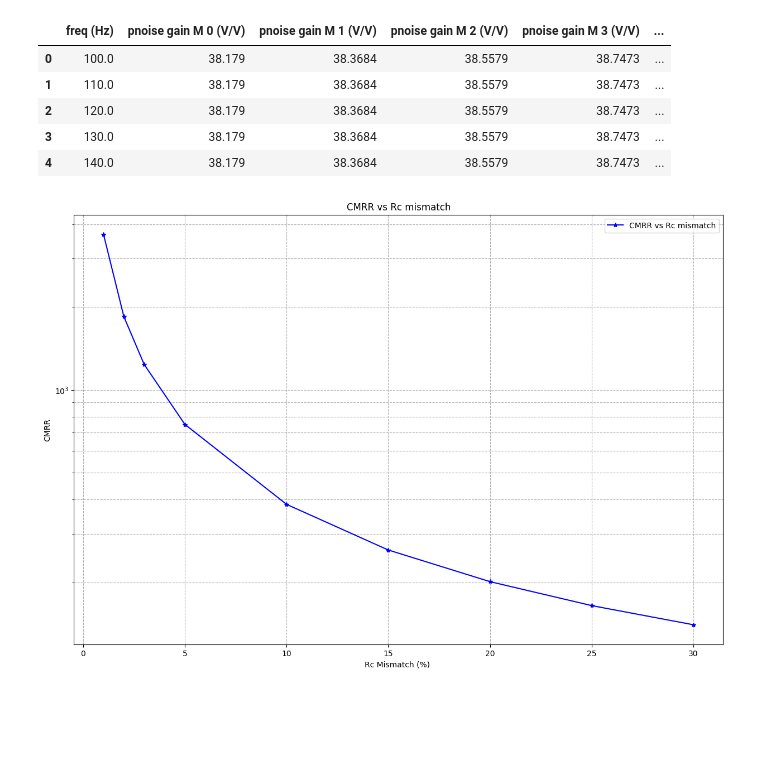
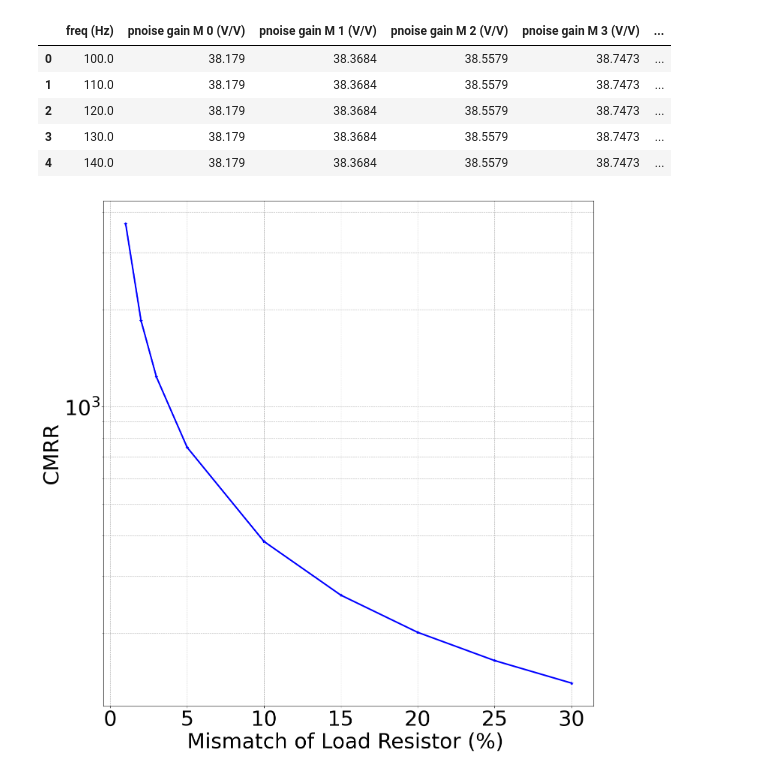
Before and after one commit to BaoTON1701/measure_diffpair_CE_ampli, a Jupyter notebook: Untitled-1.ipynb, the cells around one changed output. Cells and saved outputs as stored; diff of their text form; code cells hidden in the pictures; blank space fills up the shorter version.

```diff
--- a/Untitled-1.ipynb
+++ b/Untitled-1.ipynb
@@ -64,13 +64,17 @@ G = noise_gain.iloc[1].values[1:]
 noise_data['G'] = G
 noise_data['CMRR'] = 4e-9 * noise_data['G'] / noise_data['noise']
 # %%
-plt.figure(figsize=(15,10))
-plt.title('CMRR vs Rc mismatch')
-plt.semilogy(noise_data['M'].iloc[1:], noise_data['CMRR'][1:], 'b*-', label = 'CMRR vs Rc mismatch')
-plt.legend()
-plt.xlabel('Rc Mismatch (%) ')
-plt.ylabel('CMRR')
+plt.figure(figsize=(15,15))
+# plt.title('CMRR vs Rc mismatch')
+plt.semilogy(noise_data['M'].iloc[1:], noise_data['CMRR'][1:], 'b*-', lw = 3, label = 'CMRR vs Rc mismatch')
+# plt.legend()
+plt.xlabel('Mismatch of Load Resistor (%) ', fontsize = 40)
+plt.ylabel('CMRR',fontsize = 40)
 plt.grid(True, which="both", ls="--")
+plt.xticks(fontsize = 40)
+plt.yticks(fontsize = 40)
 # plt.text(15,100,'CMRR = sqrt(S_v (RE)) * G / ')
+plt.tight_layout()
+plt.savefig('plot/CMRR_v_mismatch.png', dpi = 300)
 # %% [output]
-[figure, old version]
+[figure, new version]
```
Also changed, not shown: parts of 2 cells of this notebook, 1 other file.
